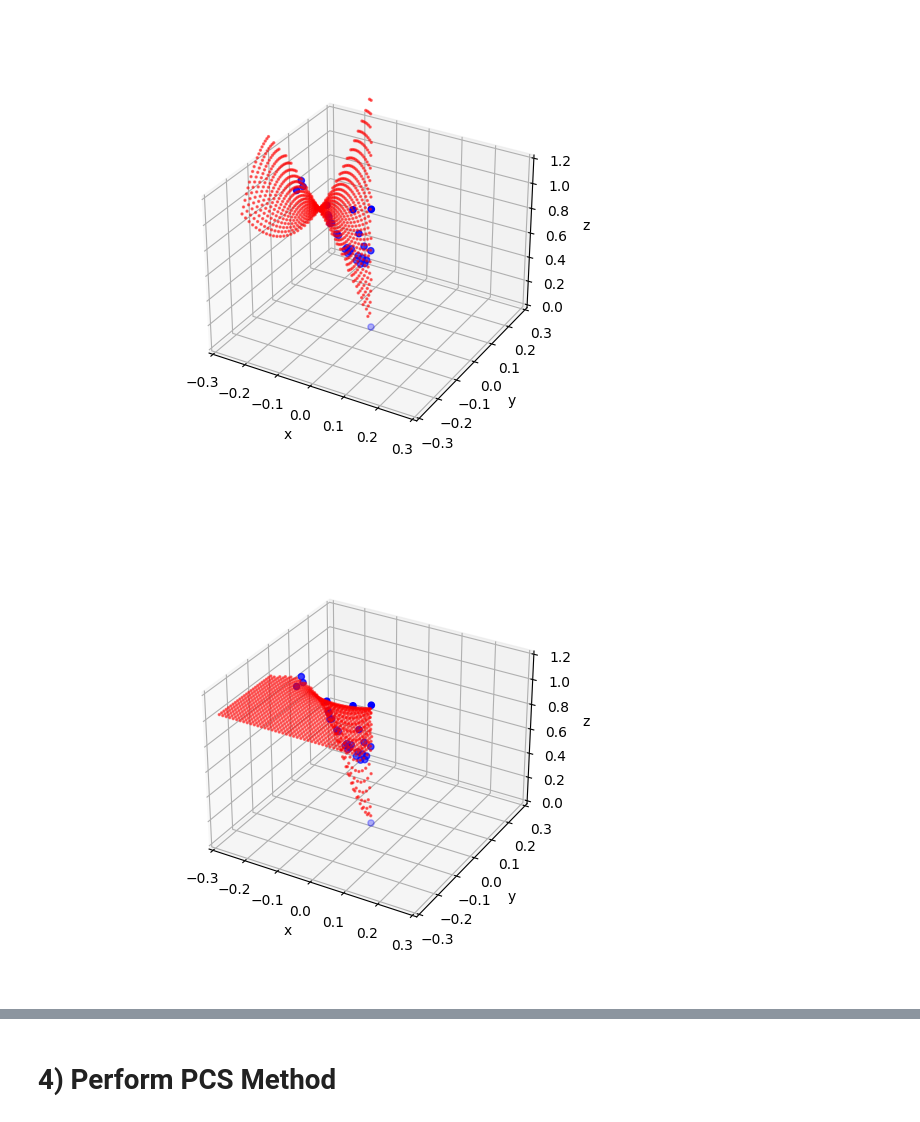
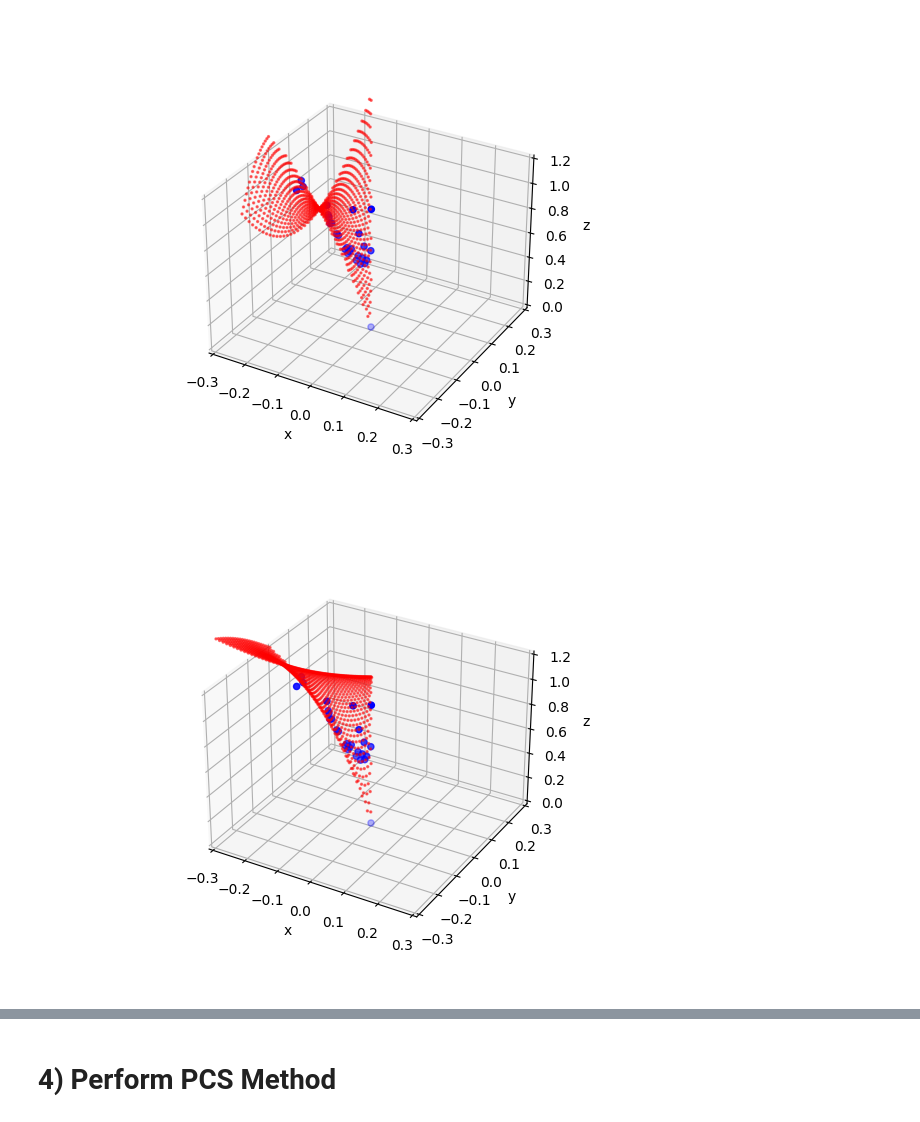
Before and after one commit to joeyanderson1/4th-Year-Thesis, a Jupyter notebook: Surface Interpolation Technique.ipynb, the cells around one changed output, grey strips where cells are left out. Cells and saved outputs as stored; diff of their text form; code cells hidden in the pictures.

```diff
--- a/Surface Interpolation Technique.ipynb
+++ b/Surface Interpolation Technique.ipynb
@@ -353,40 +353,41 @@ def line_coeffs(points):
 k1_max, k2_max = line_coeffs([(x_max, y_max), (0, 0)])
 k1_min, k2_min = line_coeffs([(x_min, y_min), (0, 0)])
 
-def func(xy, a, sigma, c):
+# Function finding 2D-line coefficients, based on this answer https://stackoverflow.com/a/21566184/3715182
+def func(xy, a, b):
     x, y = xy
-    exponent = -((x ** 2 + y ** 2) / (2*sigma**2))
-    return -a*(1/np.sqrt(2*np.pi*sigma**2))*np.exp(exponent) + c
+    r = np.sqrt(x ** 2 + y ** 2)
+    return a*(1-np.exp(-b*r))
 
 # Create a grid of points over the surface
 x_fill = np.linspace(-0.2, 0.2, 40)
 y_fill = np.linspace(-0.4, 0, 40)
 X_fill, Y_fill = np.meshgrid(x_fill, y_fill)
 
 # Perform curve fitting
 popt, pcov = curve_fit(func, (x, y), z)
 
 # Evaluate the function at each point on the surface
 Z_fill = func((X_fill, Y_fill), *popt)
 
 # Plot the data points and the filled surface
 fig = plt.figure()
 ax = fig.add_subplot(111, projection='3d')
 ax.scatter(x, y, z, color='blue', label='Data Points')
 
 ax.scatter(np.where(X_fill >= (Y_fill - k2_min)/k1_min, np.where(X_fill <= (Y_fill - k2_max)/k1_max, X_fill, np.nan), np.nan), Y_fill, Z_fill, color='red', alpha=0.5, s= 2)
 
 ax.set_xlim([-0.3, 0.3])
 ax.set_ylim([-0.3, 0.3])
 ax.set_zlim([0, 1.2])
 
 ax.set_xlabel('x')
 ax.set_ylabel('y')
 ax.set_zlabel('z')
 
 plt.show()
 # %% [output]
-[figure, old version]
+[figure, new version]
 # %%
 # Find the interpolated points
 interpolated_points_x = np.where(X_fill >= (Y_fill - k2_min) / k1_min,
```
Also changed, not shown: parts of 21 cells of this notebook.
